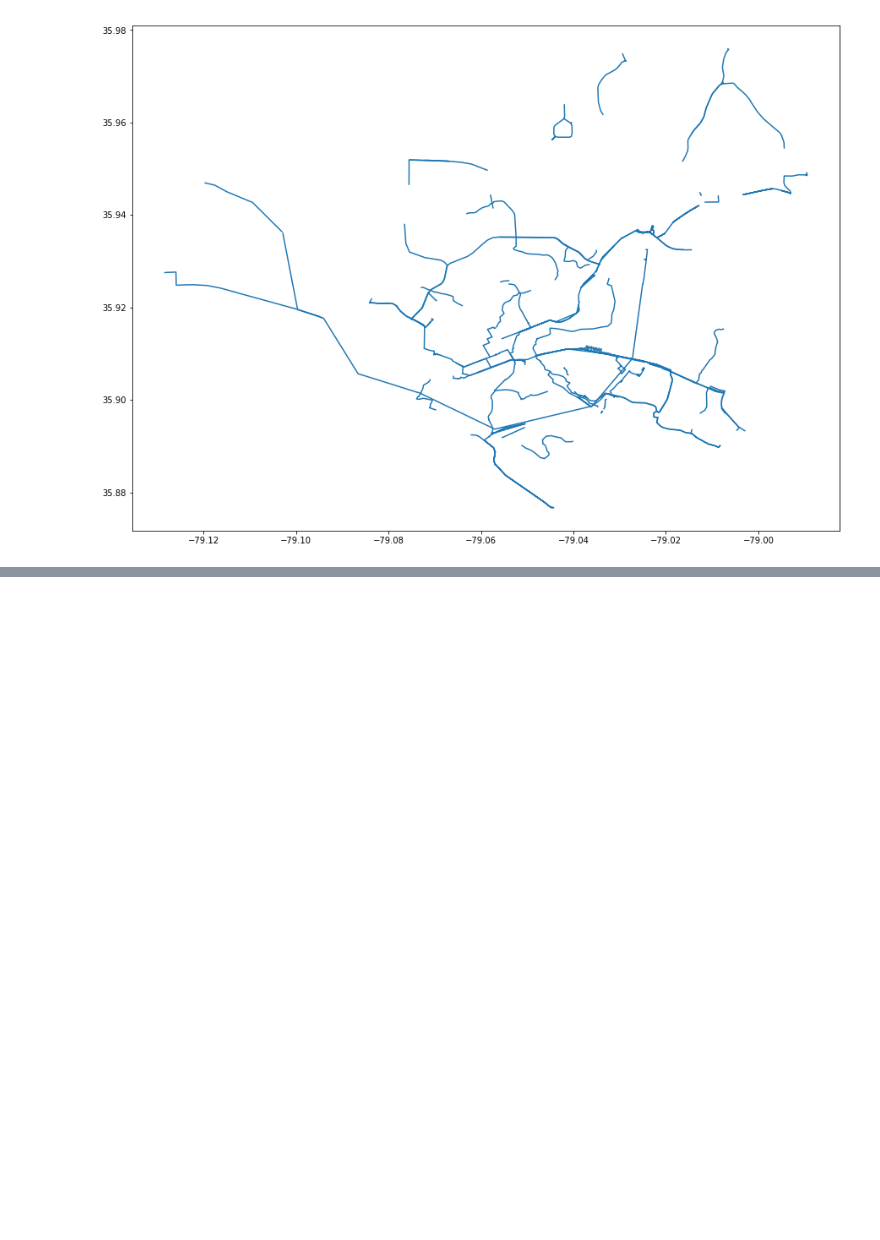
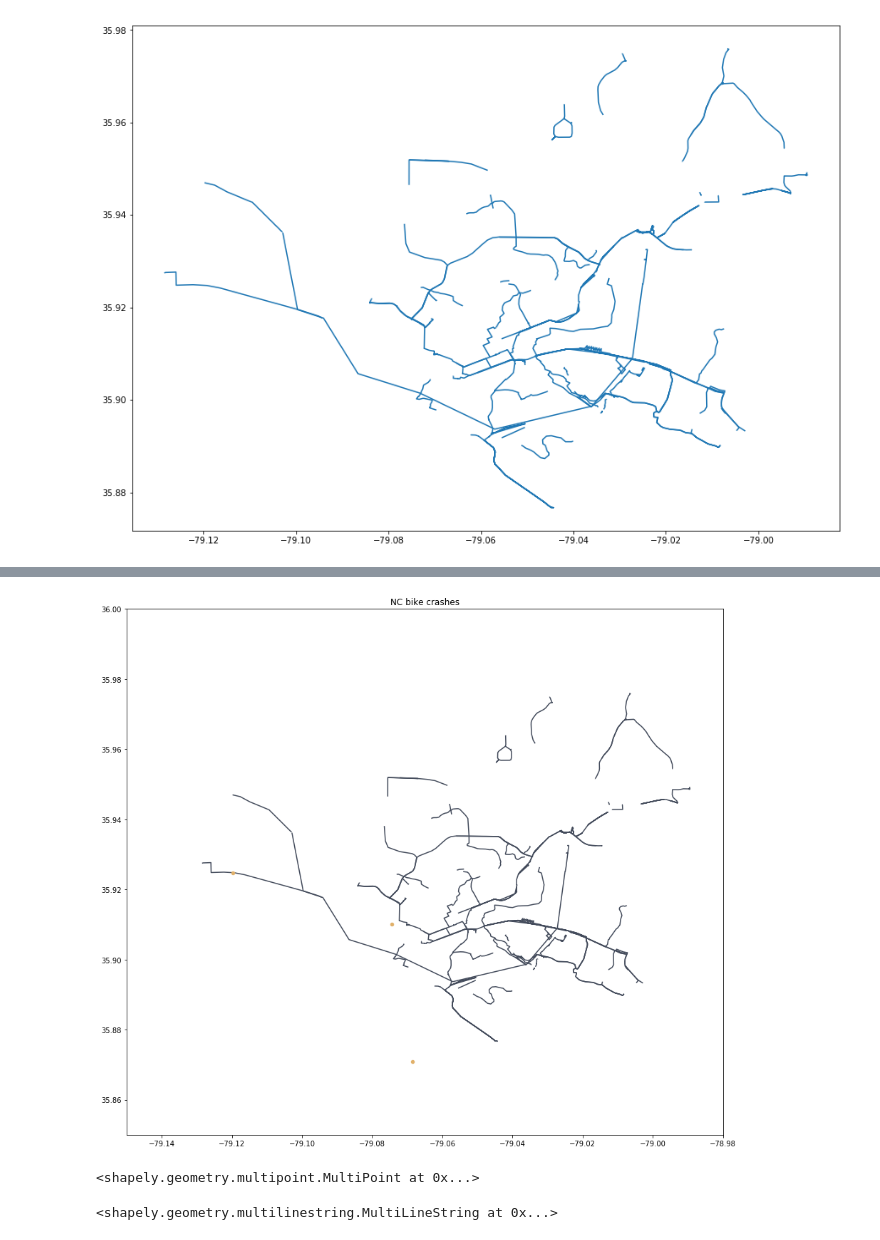
Before and after one commit to mahorn/bicycle-crashes, a Jupyter notebook: bicycles.ipynb, the cells around one changed output, grey strips where cells are left out. Cells and saved outputs as stored; diff of their text form; code cells hidden in the pictures; blank space fills up the shorter version.

```diff
--- a/bicycles.ipynb
+++ b/bicycles.ipynb
@@ -62,0 +123,14 @@ TypeError: overlay only takes GeoDataFrames with (multi)polygon  geometries.
+# %%
+fatalities = bicycles.loc[bicycles['crsh_sevri'] == 'K: Killed']
+
+fig, ax = plt.subplots()
+
+title='NC bike crashes'
+ax.set(title=title)
+
+lines.plot(ax=ax, color='#444C5C', zorder=0);
+fatalities.plot(ax=ax, color='#E1B16A', zorder=1, markersize=20);
+
+ax.set(xlim=(-79.15,-78.98), ylim=(35.85,36.0));
+# %% [output]
+[figure, added]
@@ -62,0 +139,4 @@ TypeError: overlay only takes GeoDataFrames with (multi)polygon  geometries.
+# %%
+bicycles_union
+# %% [output]
+<shapely.geometry.multipoint.MultiPoint at 0x...>
@@ -62,0 +145,4 @@ TypeError: overlay only takes GeoDataFrames with (multi)polygon  geometries.
+# %%
+lines_union
+# %% [output]
+<shapely.geometry.multilinestring.MultiLineString at 0x...>
```
Also changed, not shown: parts of 23 cells of this notebook.
